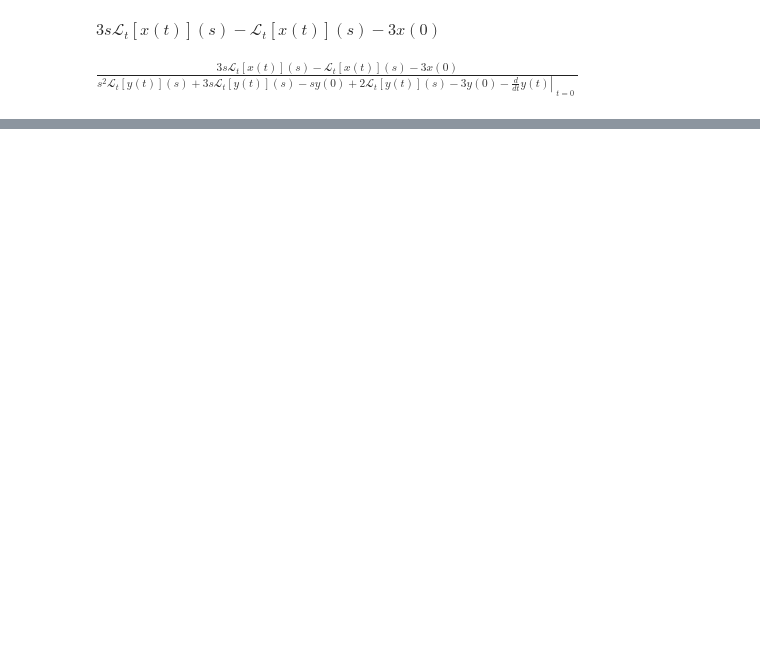
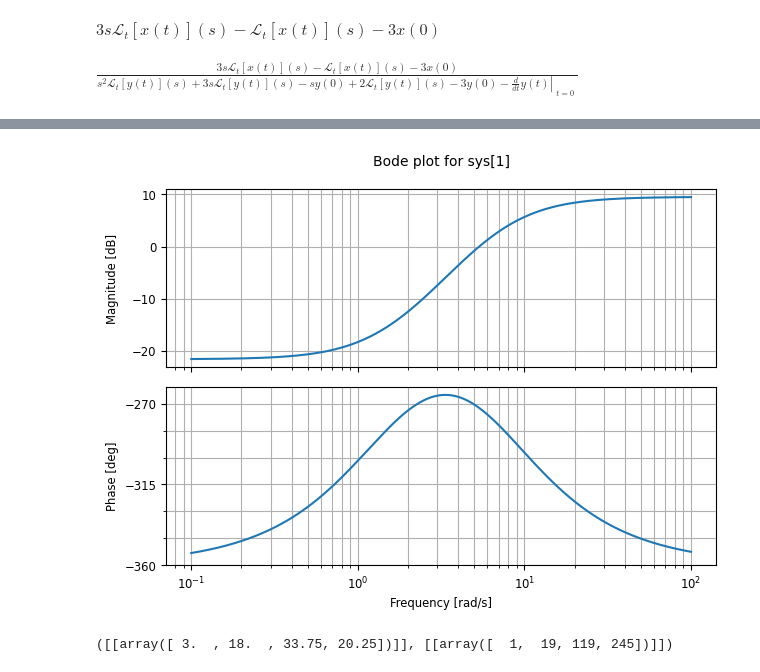
Before and after one commit to ODARI-CHARLES1/ControlEngineering-Notebook, a Jupyter notebook: Notebooks/TransferFunction/Transfer_Function.ipynb, the cells around one changed output, grey strips where cells are left out. Saved outputs shown, nothing was run; the diff lists cells and outputs as text; code cells hidden in the pictures; blank space fills up the shorter version.

```diff
--- a/Notebooks/TransferFunction/Transfer_Function.ipynb
+++ b/Notebooks/TransferFunction/Transfer_Function.ipynb
@@ -39,0 +68,9 @@ $\displaystyle \frac{3 s \mathcal{L}_{t}\left[x{\left(t \right)}\right]\left(s\r
+# %%
+response_data=mt.bode(sys)
+plt.show()
+# %% [output]
+[figure, added]
+# %%
+ctrl.tfdata(sys)
+# %% [output]
+([[array([ 3.  , 18.  , 33.75, 20.25])]], [[array([  1,  19, 119, 245])]])
```
Also changed, not shown: parts of 9 cells of this notebook.
